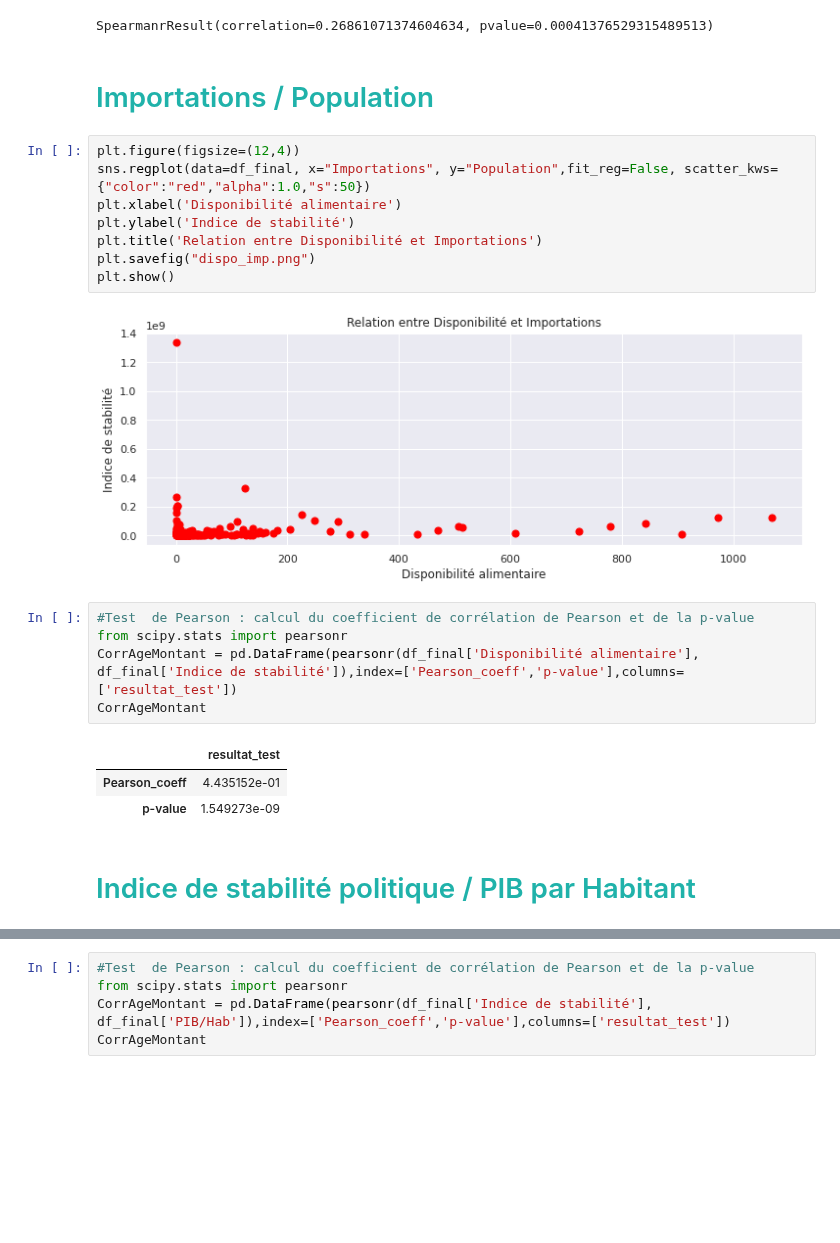
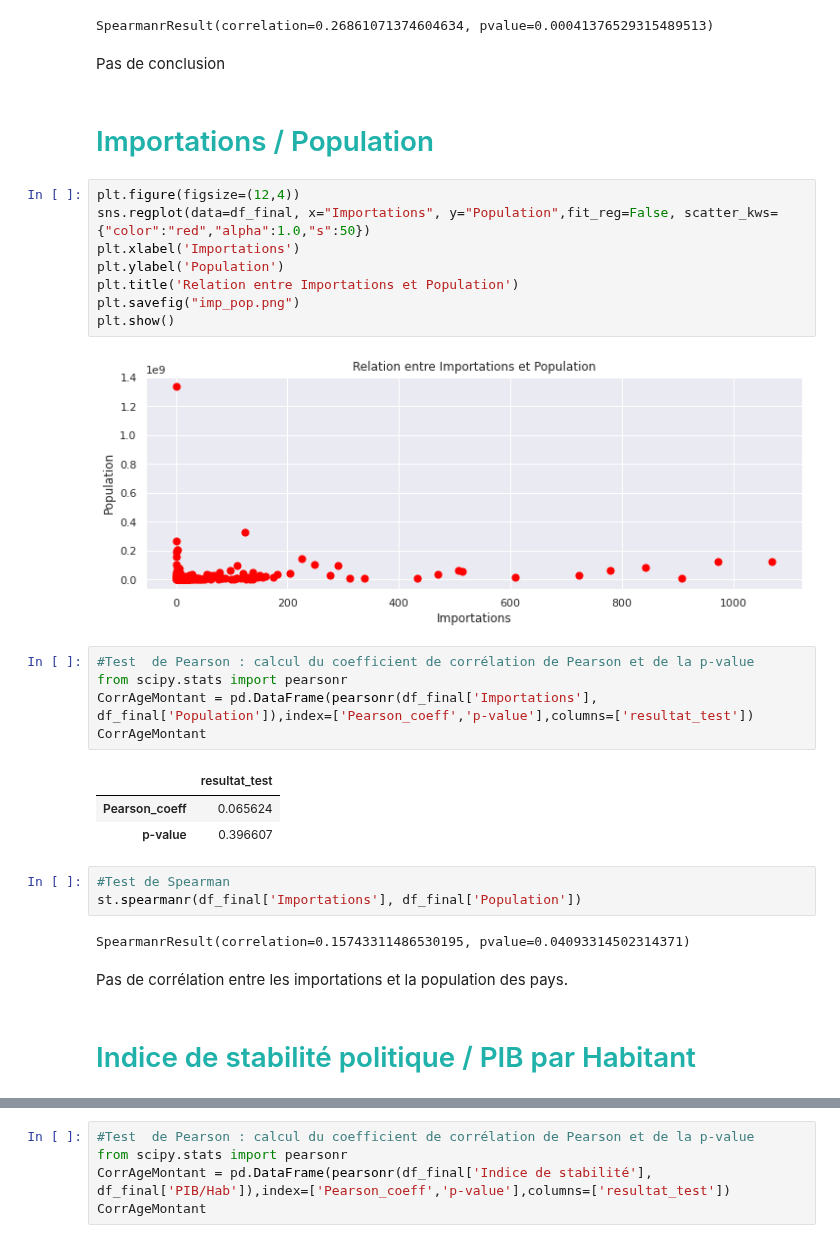
Before and after one commit to Randasabag/Etude-de-march-de-la-poule-qui-chante-avec-Python, a Jupyter notebook: projet9.ipynb, the cells around one changed output, grey strips where cells are left out. Cells and saved outputs as stored; diff of their text form; blank space fills up the shorter version.

```diff
--- a/projet9.ipynb
+++ b/projet9.ipynb
@@ -1153,29 +1164,38 @@ CorrAgeMontant
 st.spearmanr(df_final['Importations'], df_final['Production'])
 # %% [output]
 SpearmanrResult(correlation=0.26861071374604634, pvalue=0.00041376529315489513)
+# %% [markdown]
+Pas de conclusion
 # %% [markdown]
-# <a name="C11"><font color='LightSeaGreen'>Importations / Population</font></a>
+# <a name="C19"><font color='LightSeaGreen'>Importations / Population</font></a>
 # %%
 plt.figure(figsize=(12,4))
 sns.regplot(data=df_final, x="Importations", y="Population",fit_reg=False, scatter_kws={"color":"red","alpha":1.0,"s":50})
-plt.xlabel('Disponibilité alimentaire')
-plt.ylabel('Indice de stabilité')
-plt.title('Relation entre Disponibilité et Importations')
-plt.savefig("dispo_imp.png")
+plt.xlabel('Importations')
+plt.ylabel('Population')
+plt.title('Relation entre Importations et Population')
+plt.savefig("imp_pop.png")
 plt.show()
 # %% [output]
-[figure, old version]
+[figure, new version]
 # %%
 #Test  de Pearson : calcul du coefficient de corrélation de Pearson et de la p-value
 from scipy.stats import pearsonr
-CorrAgeMontant = pd.DataFrame(pearsonr(df_final['Disponibilité alimentaire'], df_final['Indice de stabilité']),index=['Pearson_coeff','p-value'],columns=['resultat_test'])
+CorrAgeMontant = pd.DataFrame(pearsonr(df_final['Importations'], df_final['Population']),index=['Pearson_coeff','p-value'],columns=['resultat_test'])
 CorrAgeMontant
 # %% [output]
 |  | resultat_test |
-| Pearson_coeff | 4.435152e-01 |
-| p-value | 1.549273e-09 |
+| Pearson_coeff | 0.065624 |
+| p-value | 0.396607 |
+# %%
+#Test de Spearman
+st.spearmanr(df_final['Importations'], df_final['Population'])
+# %% [output]
+SpearmanrResult(correlation=0.15743311486530195, pvalue=0.04093314502314371)
+# %% [markdown]
+Pas de corrélation entre les importations et la population des pays.
 # %% [markdown]
-# <a name="C11"><font color='LightSeaGreen'>Indice de stabilité politique / PIB par Habitant</font></a>
+# <a name="C20"><font color='LightSeaGreen'>Indice de stabilité politique / PIB par Habitant</font></a>
 # %%
 plt.figure(figsize=(12,4))
 sns.regplot(data=df_final, x="Indice de stabilité", y="PIB/Hab",fit_reg=False, scatter_kws={"color":"lightblue","alpha":1.0,"s":50})
```
Also changed, not shown: parts of 7 cells of this notebook.
